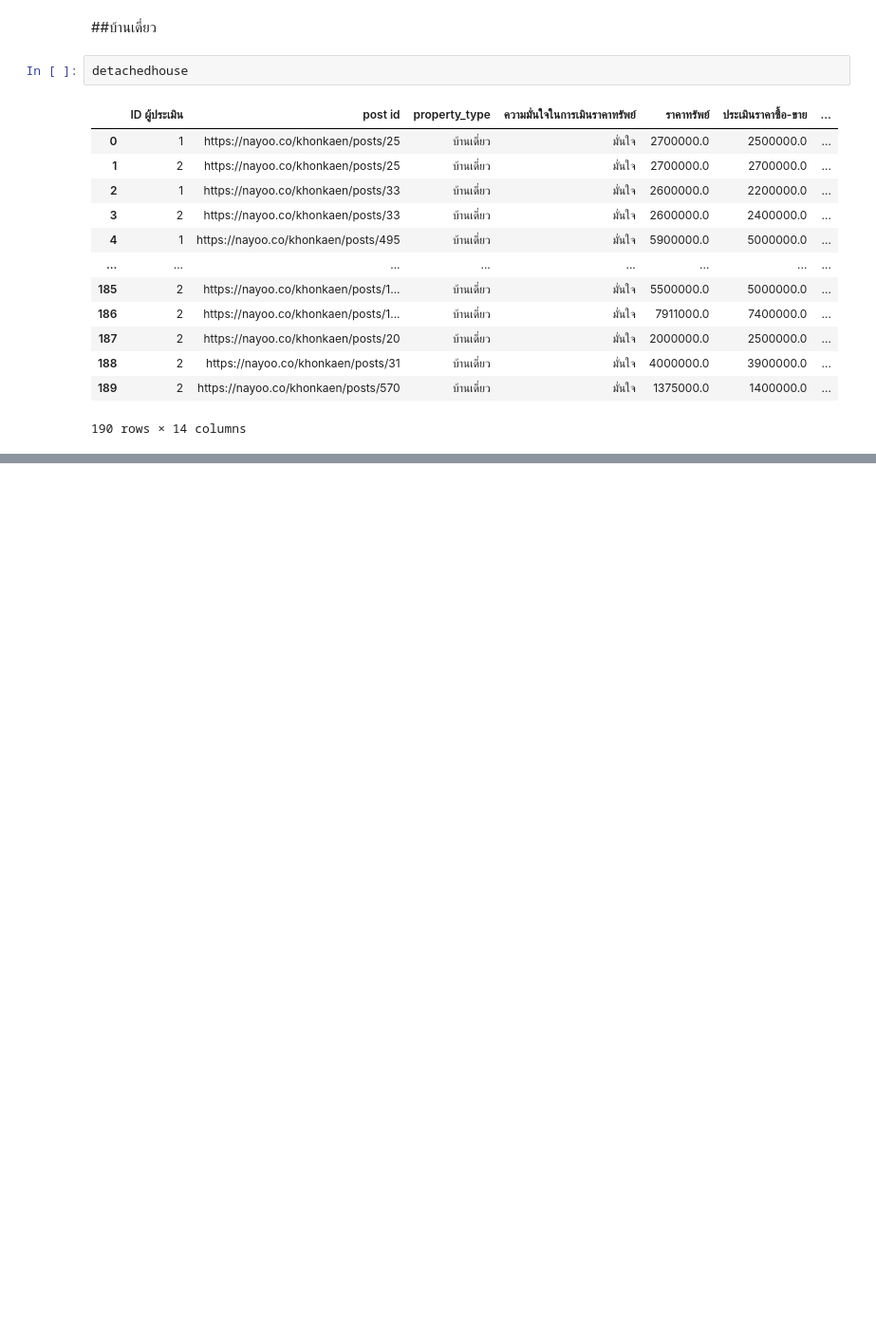
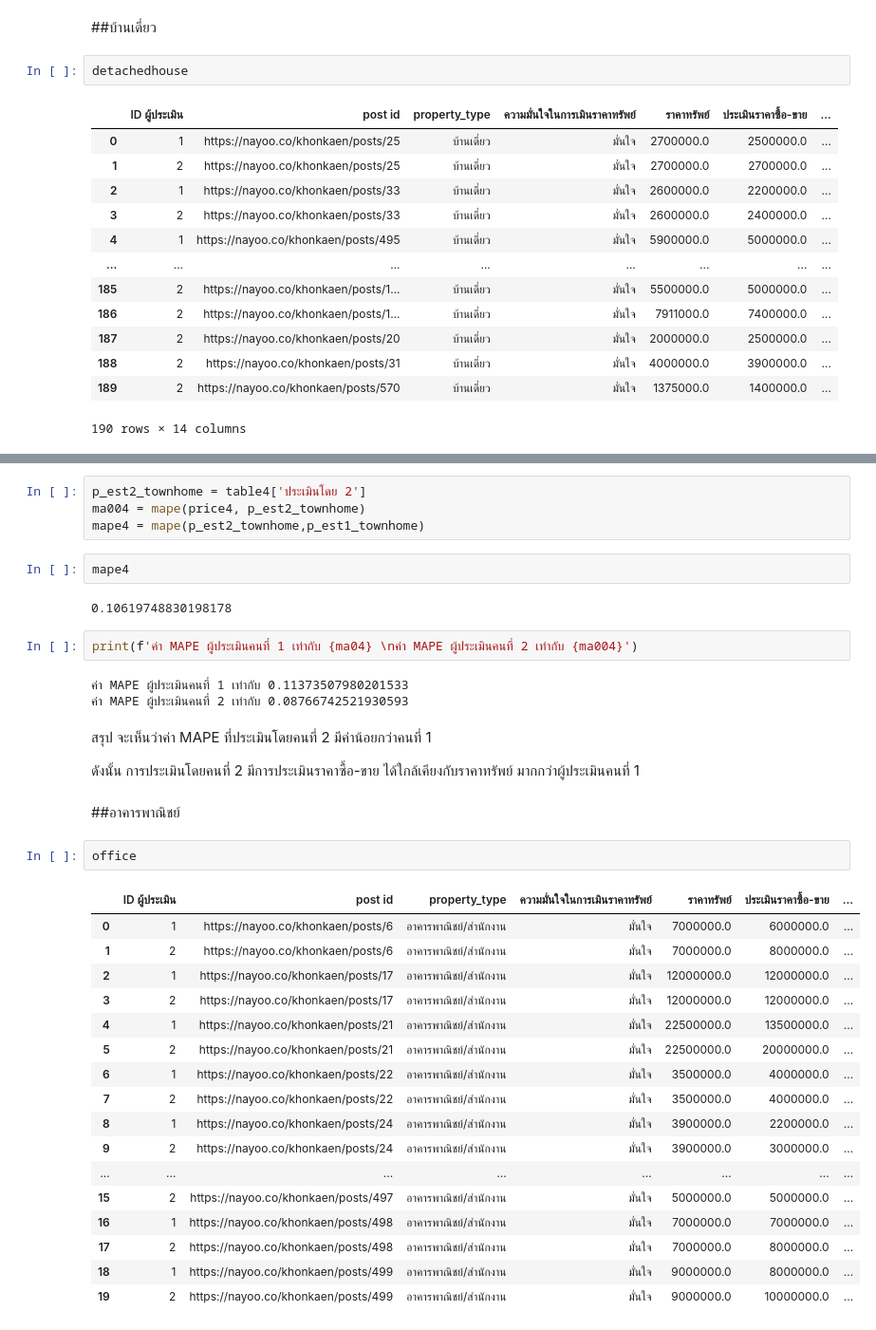
Before and after one commit to nannthd/bsc_dpdm22, a Jupyter notebook: [dataprep1] property estimator.ipynb, the cells around one changed output, grey strips where cells are left out. Shown: that part at 95% size. Cells and saved outputs as stored; diff of their text form; blank space fills up the shorter version.

```diff
--- a/[dataprep1] property estimator.ipynb
+++ b/[dataprep1] property estimator.ipynb
@@ -202,0 +691,39 @@ mape(p_est1, p_est2)
+# %%
+p_est2_townhome = table4['ประเมินโดย 2']
+ma004 = mape(price4, p_est2_townhome)
+mape4 = mape(p_est2_townhome,p_est1_townhome)
+# %%
+mape4
+# %% [output]
+0.10619748830198178
+# %%
+print(f'ค่า MAPE ผู้ประเมินคนที่ 1 เท่ากับ {ma04} \nค่า MAPE ผู้ประเมินคนที่ 2 เท่ากับ {ma004}')
+# %% [output]
+ค่า MAPE ผู้ประเมินคนที่ 1 เท่ากับ 0.11373507980201533
+ค่า MAPE ผู้ประเมินคนที่ 2 เท่ากับ 0.08766742521930593
+# %% [markdown]
+สรุป จะเห็นว่าค่า MAPE ที่ประเมินโดยคนที่ 2 มีค่าน้อยกว่าคนที่ 1
+
+ดังนั้น การประเมินโดยคนที่ 2 มีการประเมินราคาซื้อ-ขาย ได้ใกล้เคียงกับราคาทรัพย์ มากกว่าผู้ประเมินคนที่ 1
+# %% [markdown]
+##อาคารพาณิชย์
+# %%
+office
+# %% [output]
+|  | ID ผู้ประเมิน | post id | property_type | ความมั่นใจในการเมินราคาทรัพย์ | ราคาทรัพย์ | ประเมินราคาซื้อ-ขาย | ... |
+| 0 | 1 | https://nayoo.co/khonkaen/posts/6 | อาคารพาณิชย์/สำนักงาน | มั่นใจ | 7000000.0 | 6000000.0 | ... |
+| 1 | 2 | https://nayoo.co/khonkaen/posts/6 | อาคารพาณิชย์/สำนักงาน | มั่นใจ | 7000000.0 | 8000000.0 | ... |
+| 2 | 1 | https://nayoo.co/khonkaen/posts/17 | อาคารพาณิชย์/สำนักงาน | มั่นใจ | 12000000.0 | 12000000.0 | ... |
+| 3 | 2 | https://nayoo.co/khonkaen/posts/17 | อาคารพาณิชย์/สำนักงาน | มั่นใจ | 12000000.0 | 12000000.0 | ... |
+| 4 | 1 | https://nayoo.co/khonkaen/posts/21 | อาคารพาณิชย์/สำนักงาน | มั่นใจ | 22500000.0 | 13500000.0 | ... |
+| 5 | 2 | https://nayoo.co/khonkaen/posts/21 | อาคารพาณิชย์/สำนักงาน | มั่นใจ | 22500000.0 | 20000000.0 | ... |
+| 6 | 1 | https://nayoo.co/khonkaen/posts/22 | อาคารพาณิชย์/สำนักงาน | มั่นใจ | 3500000.0 | 4000000.0 | ... |
+| 7 | 2 | https://nayoo.co/khonkaen/posts/22 | อาคารพาณิชย์/สำนักงาน | มั่นใจ | 3500000.0 | 4000000.0 | ... |
+| 8 | 1 | https://nayoo.co/khonkaen/posts/24 | อาคารพาณิชย์/สำนักงาน | มั่นใจ | 3900000.0 | 2200000.0 | ... |
+| 9 | 2 | https://nayoo.co/khonkaen/posts/24 | อาคารพาณิชย์/สำนักงาน | มั่นใจ | 3900000.0 | 3000000.0 | ... |
+| ... | ... | ... | ... | ... | ... | ... | ... |
+| 15 | 2 | https://nayoo.co/khonkaen/posts/497 | อาคารพาณิชย์/สำนักงาน | มั่นใจ | 5000000.0 | 5000000.0 | ... |
+| 16 | 1 | https://nayoo.co/khonkaen/posts/498 | อาคารพาณิชย์/สำนักงาน | มั่นใจ | 7000000.0 | 7000000.0 | ... |
+| 17 | 2 | https://nayoo.co/khonkaen/posts/498 | อาคารพาณิชย์/สำนักงาน | มั่นใจ | 7000000.0 | 8000000.0 | ... |
+| 18 | 1 | https://nayoo.co/khonkaen/posts/499 | อาคารพาณิชย์/สำนักงาน | มั่นใจ | 9000000.0 | 8000000.0 | ... |
+| 19 | 2 | https://nayoo.co/khonkaen/posts/499 | อาคารพาณิชย์/สำนักงาน | มั่นใจ | 9000000.0 | 10000000.0 | ... |
```
Also changed, not shown: parts of 58 cells of this notebook.
